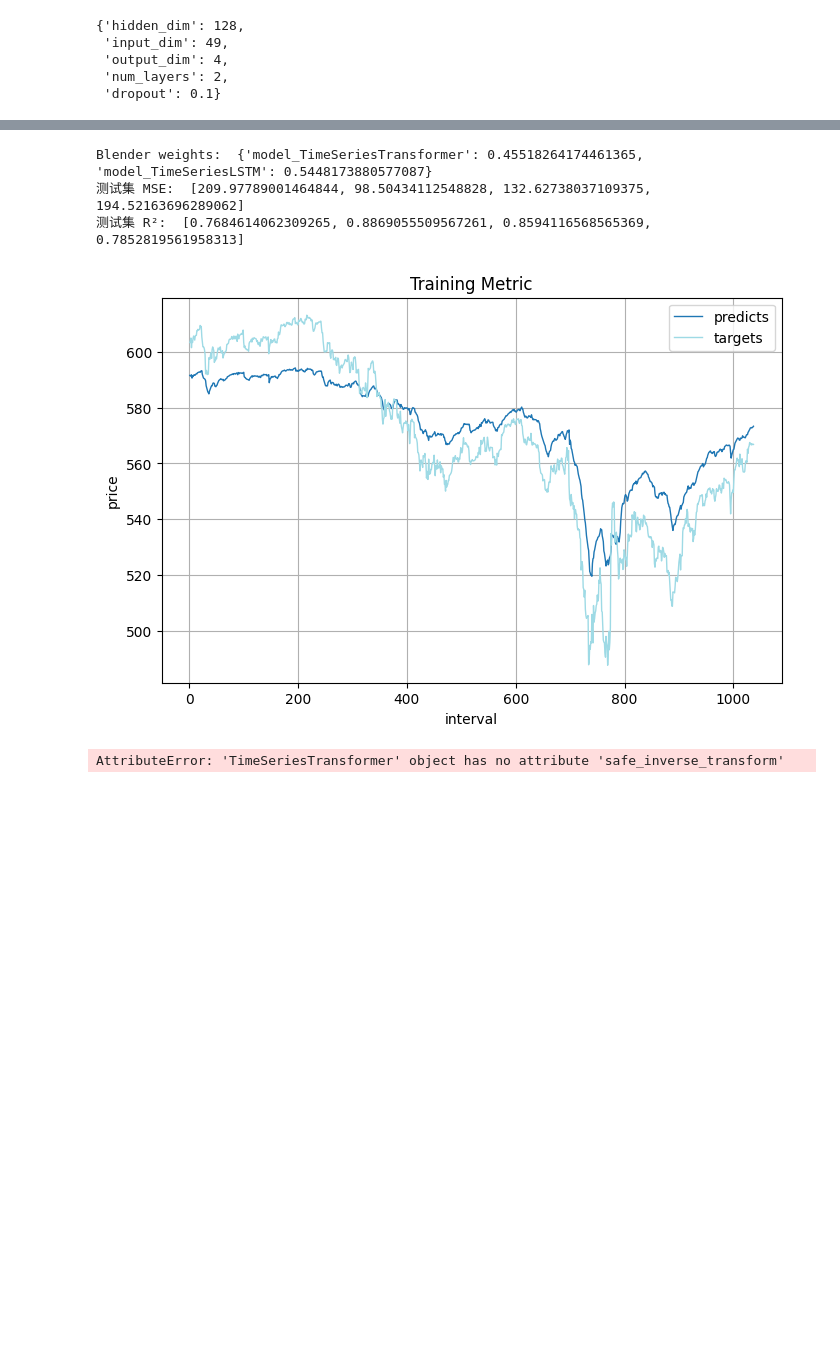
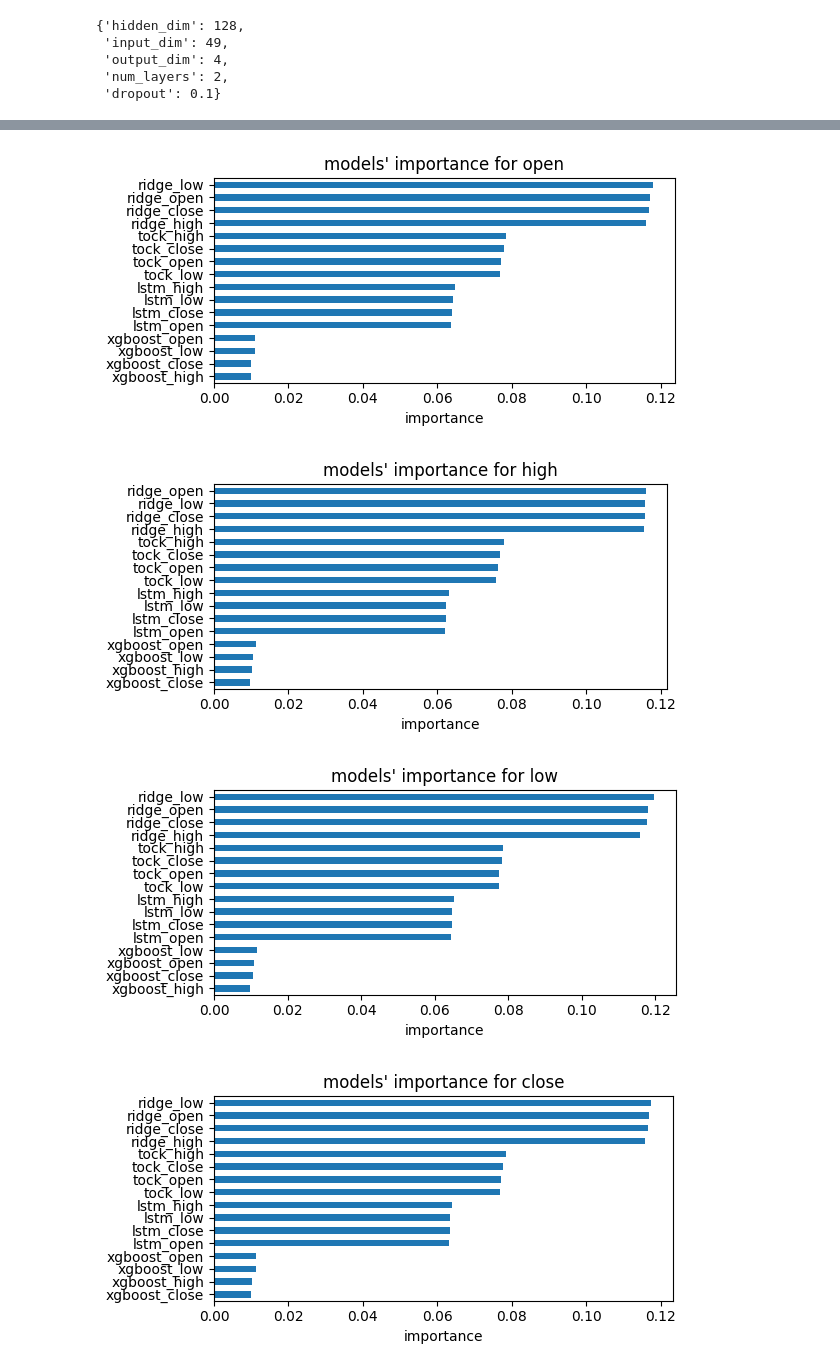
Before and after one commit to cziwen/TockFormer, a Jupyter notebook: fitModel.ipynb, the cells around one changed output, grey strips where cells are left out. Saved outputs shown, nothing was run; the diff lists cells and outputs as text; code cells hidden in the pictures; blank space fills up the shorter version.

```diff
--- a/fitModel.ipynb
+++ b/fitModel.ipynb
@@ -451,38 +456,0 @@ Early stopping at epoch 80, restoring best model.
-# %%
-print ("Blender weights: ", blender.get_model_importance ())
-
-mse_list_bd, r2_list_bd, preds_bd, targets = blender.evaluate_model (test_dataset, batch_size=32,
-                                                                         scaler=scaler, target_indices=target_indices)
-
-print ("测试集 MSE: ", mse_list_bd)
-print ("测试集 R²: ", r2_list_bd)
-
-curve_dict = {}
-curve_dict['predicts'] = preds_bd[:, 3]
-curve_dict['targets'] = targets[:, 3]
-plot_multiple_curves (curve_dict, x_label='interval', y_label='price')
-# %% [output]
-Blender weights:  {'model_TimeSeriesTransformer': 0.45518264174461365, 'model_TimeSeriesLSTM': 0.5448173880577087}
-测试集 MSE:  [209.97789001464844, 98.50434112548828, 132.62738037109375, 194.52163696289062]
-测试集 R²:  [0.7684614062309265, 0.8869055509567261, 0.8594116568565369, 0.7852819561958313]
-[figure, removed]
-# %%
-# 训练 residual module
-
-from BiasCorrector import BiasCorrector
-from sklearn.metrics import mean_squared_error, r2_score
-
-
-x_tensor = val_dataset.tensors[0]  # 输入特征
-y_tensor = val_dataset.tensors[1]  # 对应标签
-
-y = tock.safe_inverse_transform(y_tensor.numpy(), scaler=scaler, target_indices=target_indices)
-
-# 使用 base model 进行预测（注意需要 batch 预测，如果模型较大）
-preds_val = tock.predict_model(x_tensor, scaler=scaler, bias_corrector=None, target_indices=target_indices)  # shape: (N, num_targets)
-
-
-mlp_corrector = BiasCorrector(mode='mean', scale='None')
-mlp_corrector.fit(preds_val, y)
-# %% [output]
-AttributeError: 'TimeSeriesTransformer' object has no attribute 'safe_inverse_transform'
@@ -501 +457,35 @@ plot_multiple_curves (curve_dict, x_label='interval', y_label='price')
+# %%
+import matplotlib.pyplot as plt
+
+
+model_names  = ['tock','lstm','ridge','xgboost']
+target_names = ['open','high','low','close']
+
+# 特征列名对应顺序：第一组是 tock_open,tock_high,...,tock_close，
+# 然后是 lstm_open,...，以此类推
+cols = [f"{m}_{t}" for m in model_names for t in target_names]
+
+# coef_ 的形状是 (4,16)
+df_coefs = pd.DataFrame(
+    ridge_blender.coef_,
+    index=target_names,
+    columns=cols
+)
+
+# 对每个目标分别画图
+for tgt in target_names:
+    coefs = df_coefs.loc[tgt]
+    # 绝对值排序
+    coefs = coefs.abs().sort_values(ascending=True)
+    plt.figure(figsize=(6,3))
+    coefs.plot(kind='barh')
+    plt.title(f"models' importance for {tgt}")
+    plt.xlabel("importance")
+    plt.tight_layout()
+    plt.show()
+# %% [output]
+[figure, added]
+[figure, added]
+[figure, added]
+[figure, added]
 # %%
```
Also changed, not shown: parts of 20 cells of this notebook, 2 other files.
